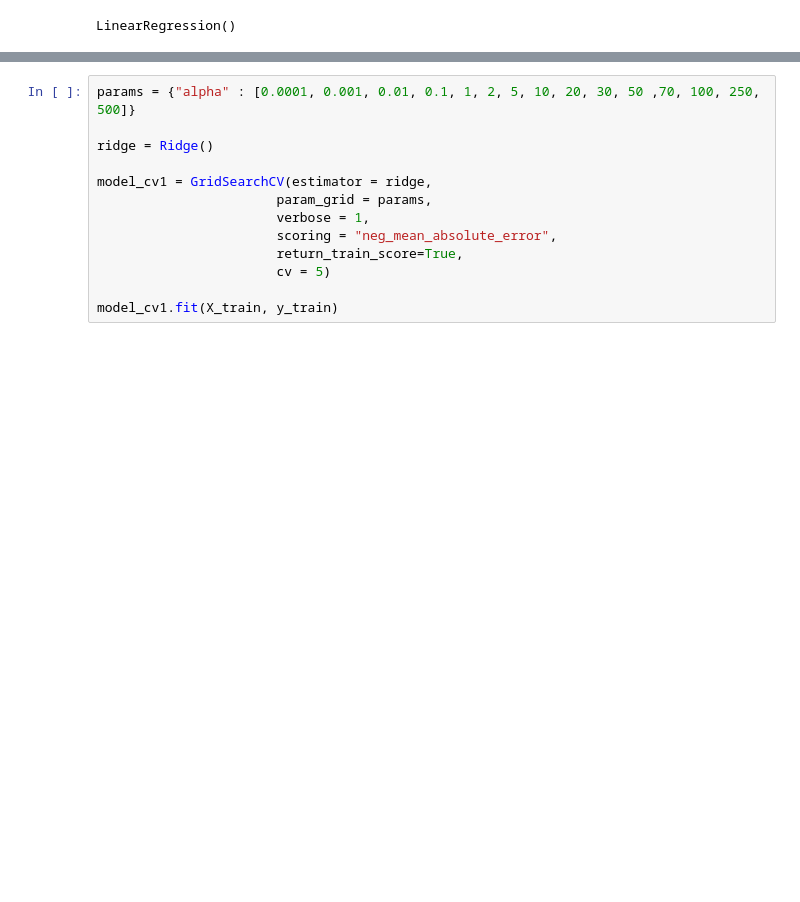
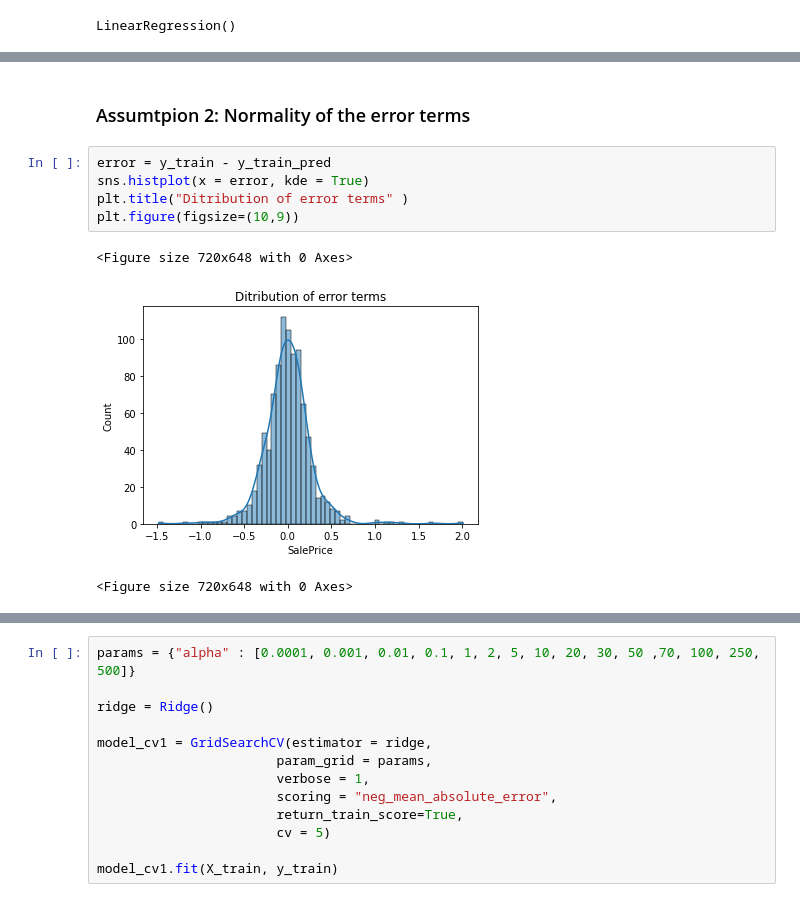
Before and after one commit to basil-16/SurpriseHousing, a Jupyter notebook: AdvancedRegressionAssignment.ipynb, the cells around one changed output, grey strips where cells are left out. Cells and saved outputs as stored; diff of their text form; blank space fills up the shorter version.

```diff
--- a/AdvancedRegressionAssignment.ipynb
+++ b/AdvancedRegressionAssignment.ipynb
@@ -1447,0 +1450,11 @@ print(r2_score(y_true = y_test, y_pred = y_test_pred))
+# %% [markdown]
+### Assumtpion 2: Normality of the error terms
+# %%
+error = y_train - y_train_pred
+sns.histplot(x = error, kde = True)
+plt.title("Ditribution of error terms" )
+plt.figure(figsize=(10,9))
+# %% [output]
+<Figure size 720x648 with 0 Axes>
+[figure, added]
+<Figure size 720x648 with 0 Axes>
```
Also changed, not shown: parts of 49 cells of this notebook.
